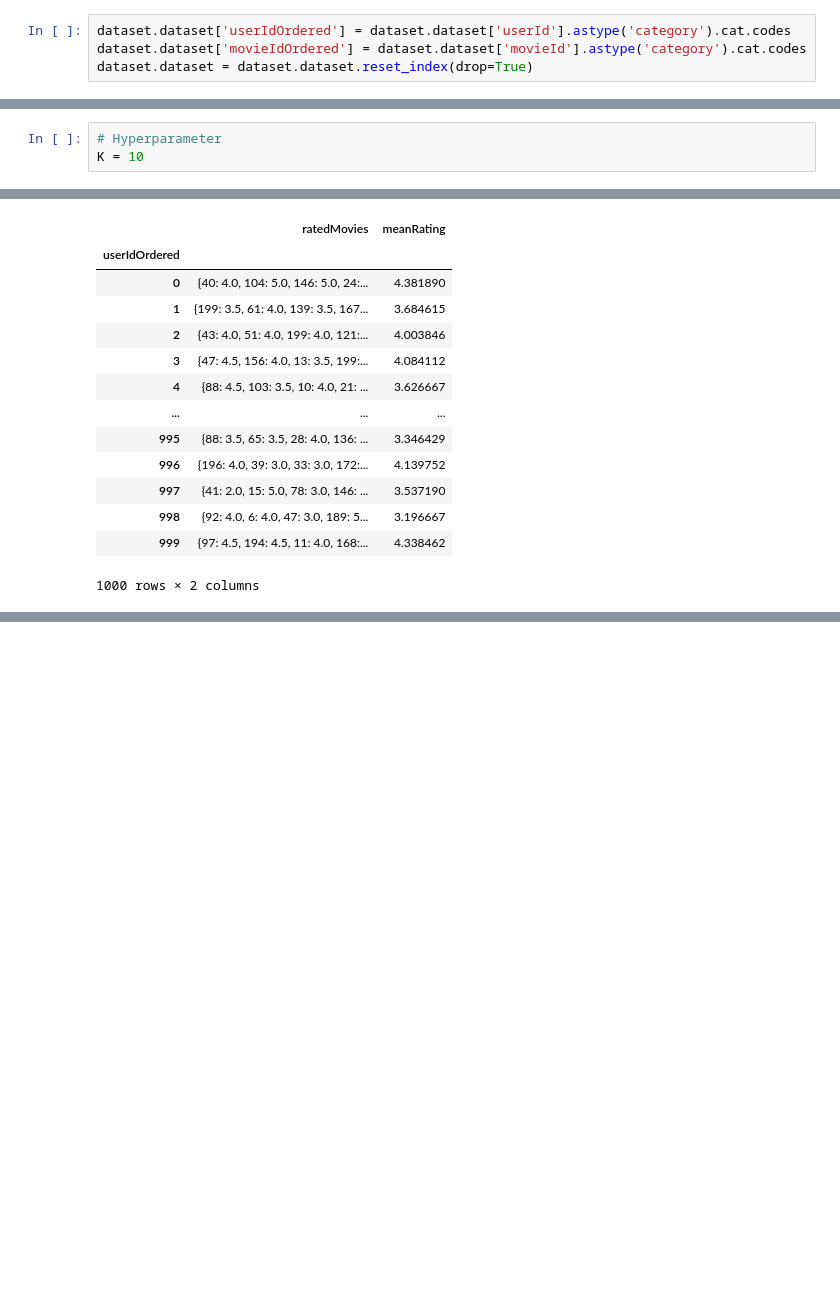
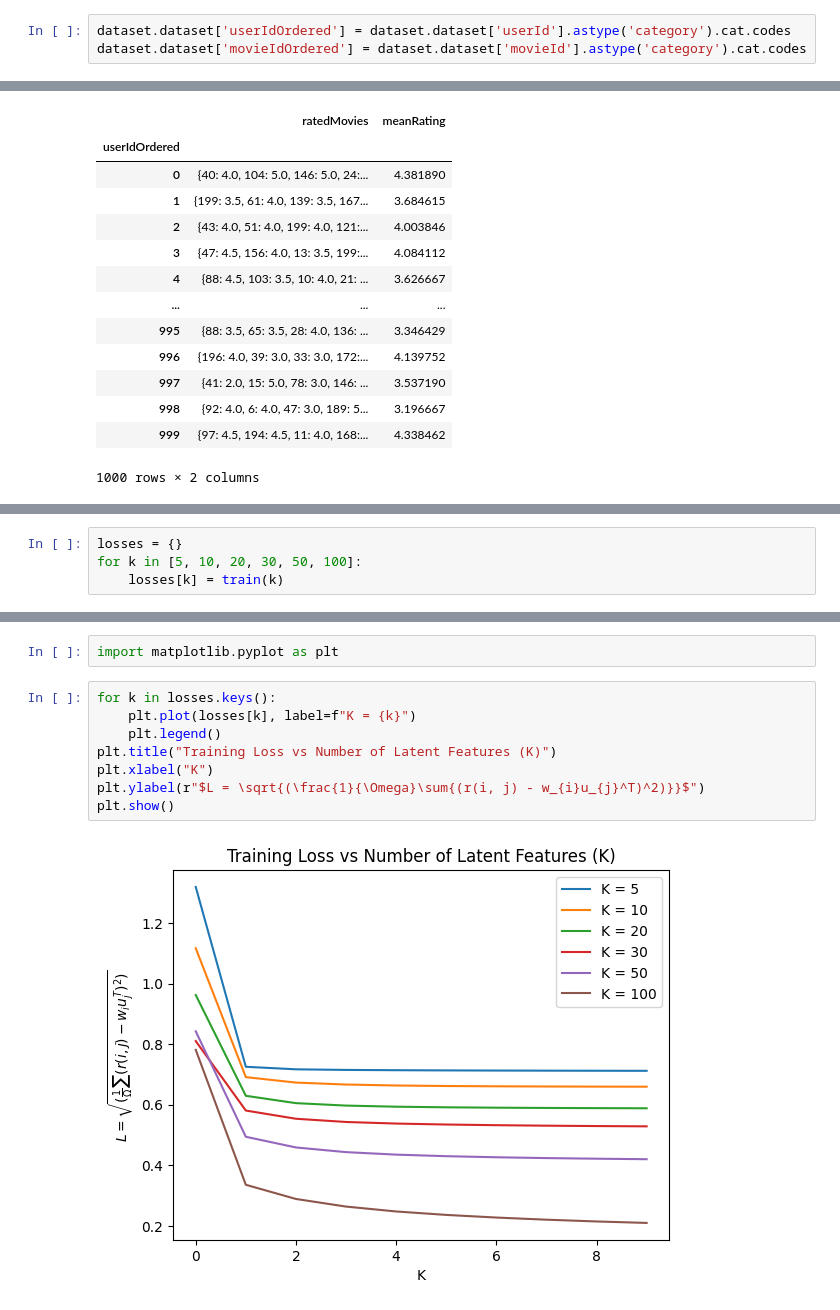
Before and after one commit to sadelcarpio/recommender-systems, a Jupyter notebook: matrix-factorization/notebooks/eda.ipynb, the cells around one changed output, grey strips where cells are left out. Drawn from its saved outputs; the diff is of its cells as text; blank space fills up the shorter version.

```diff
--- a/matrix-factorization/notebooks/eda.ipynb
+++ b/matrix-factorization/notebooks/eda.ipynb
@@ -13,7 +13,6 @@ dataset = Dataset('../movielens-20m-dataset/rating.csv', n_most_users=1000, m_mo
 # %%
 dataset.dataset['userIdOrdered'] = dataset.dataset['userId'].astype('category').cat.codes
 dataset.dataset['movieIdOrdered'] = dataset.dataset['movieId'].astype('category').cat.codes
-dataset.dataset = dataset.dataset.reset_index(drop=True)
 # %%
 train_dataset, test_dataset = dataset.split_dataset(0.2)
 # %%
@@ -35,6 +34,3 @@ train_dataset
 # %%
 M = train_dataset.movieId.nunique()
 N = train_dataset.userId.nunique()
-# %%
-# Hyperparameter
-K = 10
@@ -111,0 +91,4 @@ Iteration 100
+# %%
+losses = {}
+for k in [5, 10, 20, 30, 50, 100]:
+    losses[k] = train(k)
@@ -111,0 +113,12 @@ Iteration 100
+# %%
+import matplotlib.pyplot as plt
+# %%
+for k in losses.keys():
+    plt.plot(losses[k], label=f"K = {k}")
+    plt.legend()
+plt.title("Training Loss vs Number of Latent Features (K)")
+plt.xlabel("K")
+plt.ylabel(r"$L = \sqrt{(\frac{1}{\Omega}\sum{(r(i, j) - w_{i}u_{j}^T)^2)}}$")
+plt.show()
+# %% [output]
+[figure, added]
```
Also changed, not shown: parts of 4 cells of this notebook, 6 other files.
